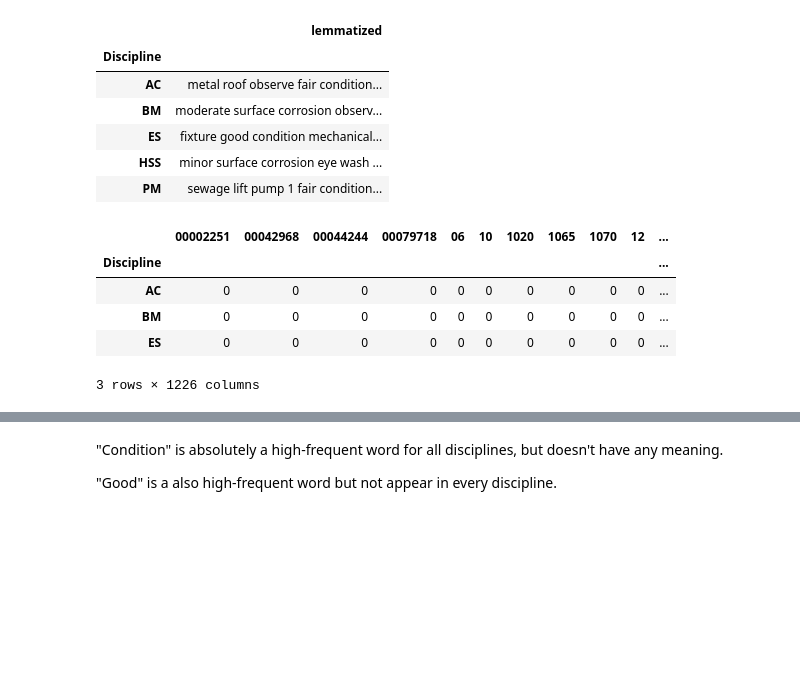
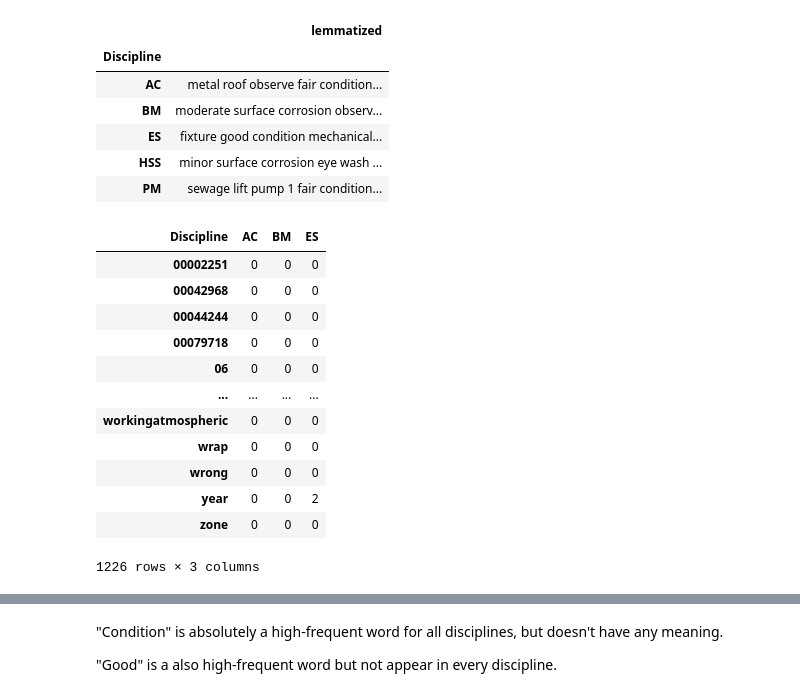
Before and after one commit to AndyGongDS/Review_Analysis_Using_NLP, a Jupyter notebook: notebooks/Reviews Analysis Using NLP.ipynb, the cells around one changed output, grey strips where cells are left out. Drawn from its saved outputs; the diff is of its cells as text; code cells hidden in the pictures; blank space fills up the shorter version.

```diff
--- a/notebooks/Reviews Analysis Using NLP.ipynb
+++ b/notebooks/Reviews Analysis Using NLP.ipynb
@@ -426,18 +446,25 @@ comments_grouped.head()
 # %%
 # Creating Document Term Matrix
 from sklearn.feature_extraction.text import CountVectorizer
 c_vec=CountVectorizer(analyzer='word')
 data=c_vec.fit_transform(comments_grouped['lemmatized'])
 com_dtm = pd.DataFrame(data.toarray(), columns=c_vec.get_feature_names())
 com_dtm.index=comments_grouped.index
-com_dtm.head(3)
+com_dtm.head(3).T
 # %% [output]
-|  | 00002251 | 00042968 | 00044244 | 00079718 | 06 | 10 | 1020 | 1065 | 1070 | 12 | ... |
-| Discipline |  |  |  |  |  |  |  |  |  |  | ... |
-| AC | 0 | 0 | 0 | 0 | 0 | 0 | 0 | 0 | 0 | 0 | ... |
-| BM | 0 | 0 | 0 | 0 | 0 | 0 | 0 | 0 | 0 | 0 | ... |
-| ES | 0 | 0 | 0 | 0 | 0 | 0 | 0 | 0 | 0 | 0 | ... |
+| Discipline | AC | BM | ES |
+| 00002251 | 0 | 0 | 0 |
+| 00042968 | 0 | 0 | 0 |
+| 00044244 | 0 | 0 | 0 |
+| 00079718 | 0 | 0 | 0 |
+| 06 | 0 | 0 | 0 |
+| ... | ... | ... | ... |
+| workingatmospheric | 0 | 0 | 0 |
+| wrap | 0 | 0 | 0 |
+| wrong | 0 | 0 | 0 |
+| year | 0 | 0 | 2 |
+| zone | 0 | 0 | 0 |
-3 rows × 1226 columns
+1226 rows × 3 columns
 # %%
 # Importing wordcloud for plotting word clouds and textwrap for wrapping longer text
 from wordcloud import WordCloud
```
Also changed, not shown: parts of 81 cells of this notebook.
